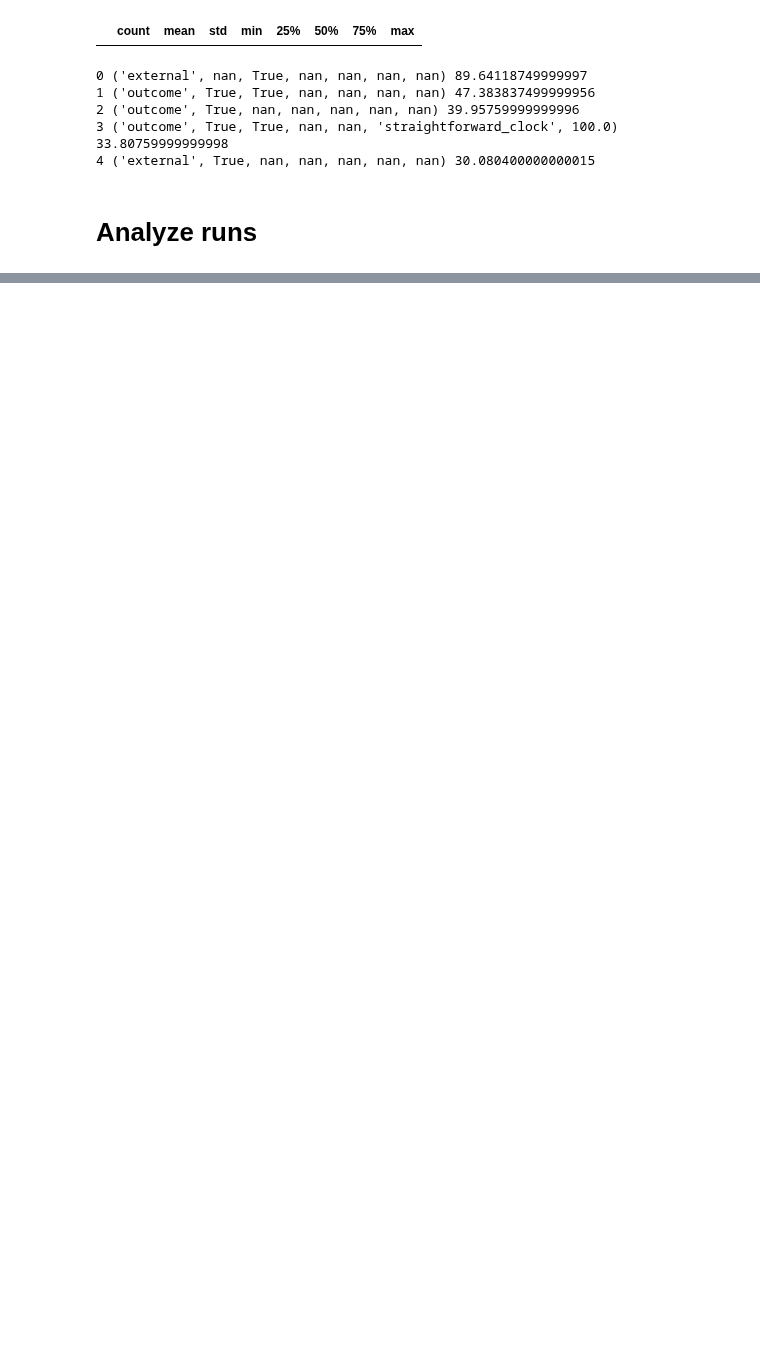
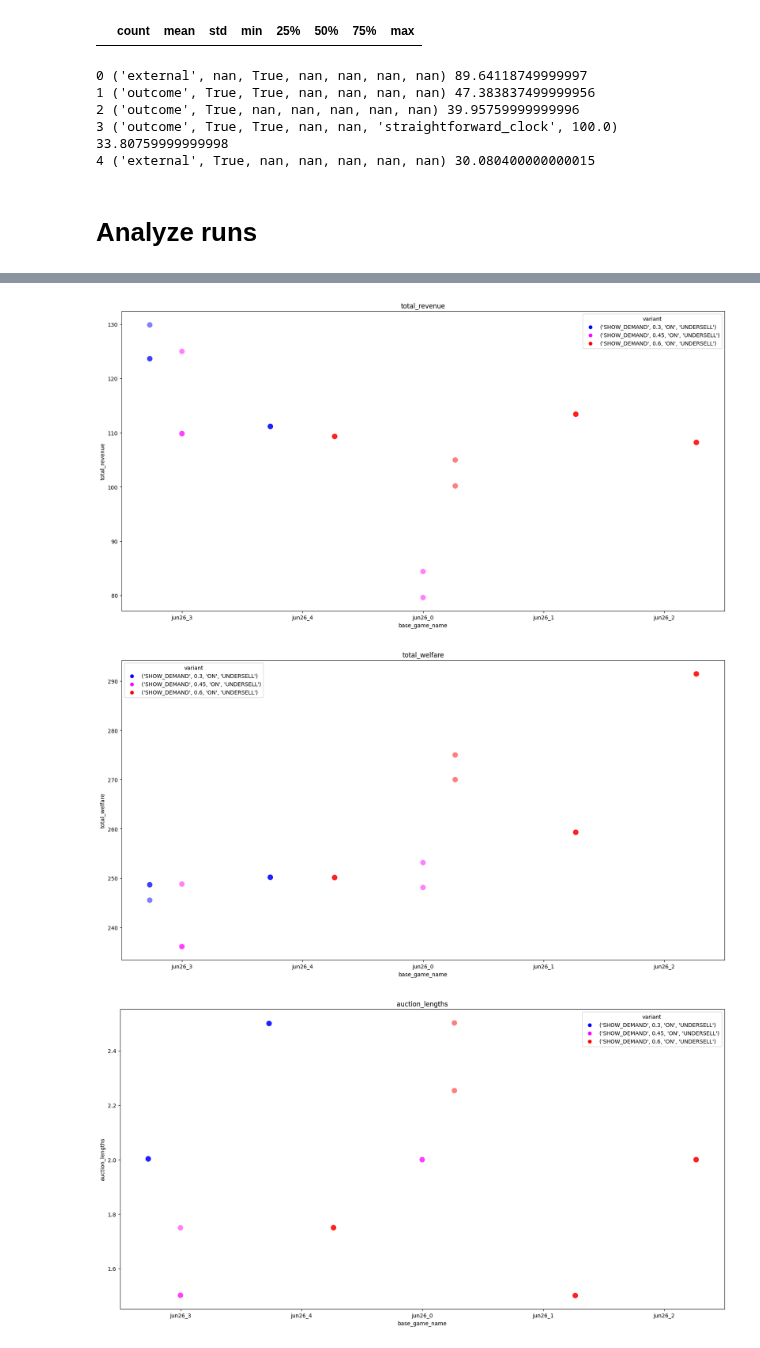
Before and after one commit to newmanne/open_spiel, a Jupyter notebook: open_spiel/python/examples/notebooks/greg/2023-06-05-analyze_small_games.ipynb, the cells around one changed output, grey strips where cells are left out. Drawn from its saved outputs; the diff is of its cells as text; code cells hidden in the pictures; blank space fills up the shorter version.

```diff
--- a/open_spiel/python/examples/notebooks/greg/2023-06-05-analyze_small_games.ipynb
+++ b/open_spiel/python/examples/notebooks/greg/2023-06-05-analyze_small_games.ipynb
@@ -43,9 +46,10 @@ Loading BokehJS ...
 # %%
 # load runs from experiments
 experiments = []
-experiments += ['jun24_cfr_gamut_6']
-experiments += ['jun24_cfr_gamut_7']
+# experiments += ['jun24_cfr_gamut_6']
+# experiments += ['jun24_cfr_gamut_7']
 # experiments += ['jun26_port']
+experiments += ['jun28_port_2']
 runs = []
 for experiment in experiments:
     runs += Experiment.objects.get(name=experiment).equilibriumsolverrun_set.all()
@@ -113,3 +136,4 @@ for run in tqdm(runs):
 # %%
 df_time = pd.DataFrame.from_records(records)
-df_time['variant'] = list(map(str,(zip(df_time.sampling_method, df_time.linear_averaging, df_time.regret_matching_plus, df_time.explore_prob, df_time.tremble_prob, df_time.regret_init, df_time.regret_init_strength))))
+# df_time['variant'] = list(map(str,(zip(df_time.sampling_method, df_time.linear_averaging, df_time.regret_matching_plus, df_time.explore_prob, df_time.tremble_prob, df_time.regret_init, df_time.regret_init_strength))))
+df_time['variant'] = list(map(str,(zip(df_time.sampling_method, df_time.linear_averaging, df_time.regret_matching_plus))))
@@ -302,6 +349,7 @@ for run in tqdm(runs):
             'undersell_policy': UndersellPolicy(game.auction_params.undersell_policy).name,
             'clock_speed': game.auction_params.increment,
             'base_game_name': '_'.join(run.game.name.split('/')[1].split('_')[:2]), # Stupid naming convention that will surely bite us later
+            'grace_rounds': game.auction_params.grace_rounds,
 
             # solver information
             'alg': get_algorithm_from_run(run),
@@ -320,6 +368,7 @@ for run in tqdm(runs):
         record['rewards'] = evaluation.mean_rewards
         record['nash_conv_frac'] = evaluation.nash_conv / sum(evaluation.mean_rewards) if not pd.isnull(evaluation.nash_conv) else np.nan
         for i in range(game.num_players()):
+            record[f'rewards_{i}'] = evaluation.mean_rewards[i]
             record[f'player_improvements_{i}'] = evaluation.player_improvements[i] if not pd.isnull(evaluation.nash_conv) else np.nan
             record[f'player_improvements_frac_{i}'] = (evaluation.player_improvements[i] / evaluation.mean_rewards[i]) if not pd.isnull(evaluation.nash_conv) else np.nan
         record.update(**analyze_samples(evaluation.samples, game))
@@ -360,2 +400,0 @@ df.query('~nash_conv.isnull()').sample(10)
-# %%
-df = _
@@ -413,43 +458,48 @@ box_df = df_plt.copy()
 markers = ['o', 'X', '^']
 
 # Vanilla for clock
-# box_df = box_df.query('information_policy == "SHOW_DEMAND" and activity_policy == "ON" and undersell_policy == "UNDERSELL"')
+box_df = box_df.query('information_policy == "SHOW_DEMAND" and activity_policy == "ON" and undersell_policy == "UNDERSELL" and grace_rounds == 1')
 
 # # Check undersell
-box_df = box_df.query('information_policy == "SHOW_DEMAND" and activity_policy == "ON" and clock_speed == 0.3')
+# box_df = box_df.query('information_policy == "SHOW_DEMAND" and activity_policy == "ON" and clock_speed == 0.3')
 
 # # Check activity
 # box_df = box_df.query('information_policy == "SHOW_DEMAND" and undersell_policy == "UNDERSELL" and clock_speed == 0.3')
 
 box_df = box_df.sort_values(['clock_speed', 'game_name', 'config'])
 
 STATS = ['total_revenue', 'total_welfare', 'auction_lengths']
 # Normalize by the mean of the "base" version, so the scales line up better in the same graph
 if NORMALIZED:
     for stat in STATS:
         base = str(('SHOW_DEMAND', 0.3))
         base_stat = box_df.pivot_table(index=['base_game_name'], values=stat, aggfunc='mean', columns=ATTRIBUTE)
         box_df[f'normalized_{stat}'] = box_df.apply(lambda x: x[stat] / base_stat.loc[x['base_game_name'], base], axis=1)
 
 for stat in STATS:
     if NORMALIZED:
         stat = f'normalized_{stat}'
     plt.figure(figsize=(20,10))
     if plot_type == 'box':
         ax = sns.boxplot(data=box_df, x='base_game_name', y=stat, hue=ATTRIBUTE)
         # ax.set_xticklabels(ax.get_xticklabels(),rotation=90)
     else:
         strip_kwargs = dict(x='base_game_name', y=stat, hue=ATTRIBUTE, s=10, alpha=0.5, dodge=True, jitter=False, palette=palette)
-        for i, config in enumerate(box_df['config'].unique()):
-            # print(config, markers[i])
-            ax = sns.stripplot(data=box_df.query(f'config == "{config}"'), marker=markers[i], **strip_kwargs)
-            if i == 0:
-                old_handles, old_labels = ax.get_legend_handles_labels()
-            # ax = sns.stripplot(data=box_df.query('alg.str.contains("PPO") and imperfect'), marker='X', **strip_kwargs)
-            # ax = sns.stripplot(data=box_df.query('alg.str.contains("cfr")'), marker='^', **strip_kwargs)
-        ax.legend(old_handles, old_labels)
+        sns.stripplot(data=box_df.query(f'config == "{config}"'), **strip_kwargs)
+        # for i, config in enumerate(box_df['config'].unique()):
+        #     # print(config, markers[i])
+        #     ax = sns.stripplot(data=box_df.query(f'config == "{config}"'), marker=markers[i], **strip_kwargs)
+        #     if i == 0:
+        #         old_handles, old_labels = ax.get_legend_handles_labels()
+        #     # ax = sns.stripplot(data=box_df.query('alg.str.contains("PPO") and imperfect'), marker='X', **strip_kwargs)
+        #     # ax = sns.stripplot(data=box_df.query('alg.str.contains("cfr")'), marker='^', **strip_kwargs)
+        # ax.legend(old_handles, old_labels)
 
     plt.title(f"{stat}")
+# %% [output]
+[figure, added]
+[figure, added]
+[figure, added]
 # %%
 df.query('information_policy == "SHOW_DEMAND" and undersell_policy == "UNDERSELL" and clock_speed == 0.3')[['nash_conv_frac']]
 # %%
```
Also changed, not shown: parts of 23 cells of this notebook, 9 other files.
